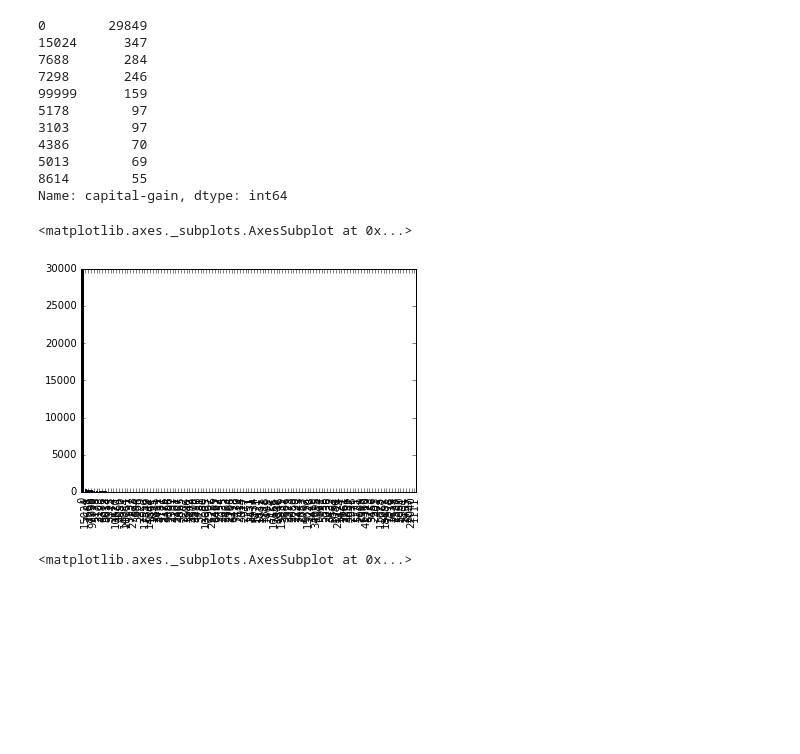
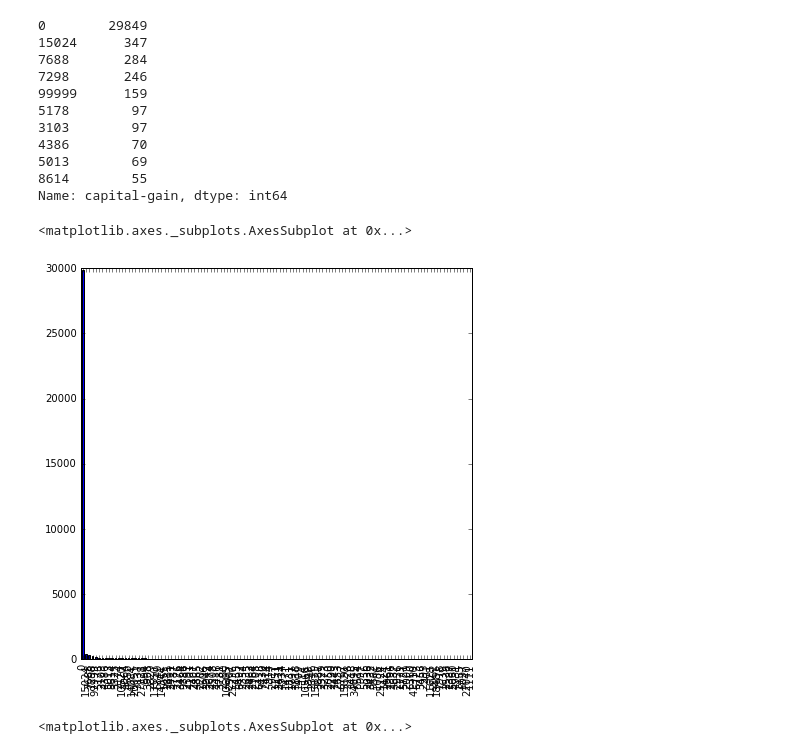
Before and after one commit to SoleilSunshine/Portfolio, a Jupyter notebook: AdultIncome-LogisticReg.ipynb, the cells around one changed output. Saved outputs shown, nothing was run; the diff lists cells and outputs as text; code cells hidden in the pictures; blank space fills up the shorter version.

```diff
--- a/AdultIncome-LogisticReg.ipynb
+++ b/AdultIncome-LogisticReg.ipynb
@@ -300,10 +304,10 @@ adultdata['capital-gain'].value_counts().head(10)
 8614        55
 Name: capital-gain, dtype: int64
 # %%
-adultdata['capital-gain'].value_counts().plot(kind='bar')
+adultdata['capital-gain'].value_counts().plot(kind='bar', figsize=(7,7))
 # %% [output]
 <matplotlib.axes._subplots.AxesSubplot at 0x...>
-[figure, old version]
+[figure, new version]
 # %%
 adultdata['capital-gain'].hist(figsize=(7,7))
 # %% [output]
```
Also changed, not shown: parts of 116 cells of this notebook.
